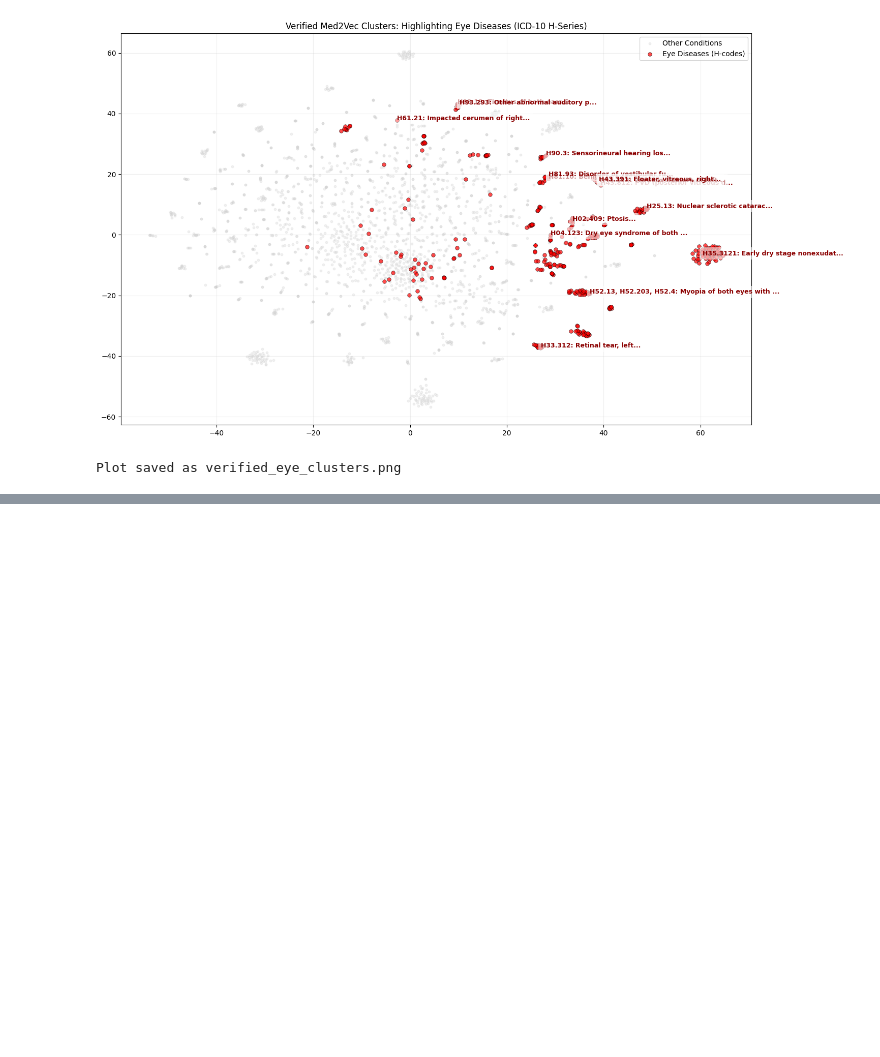
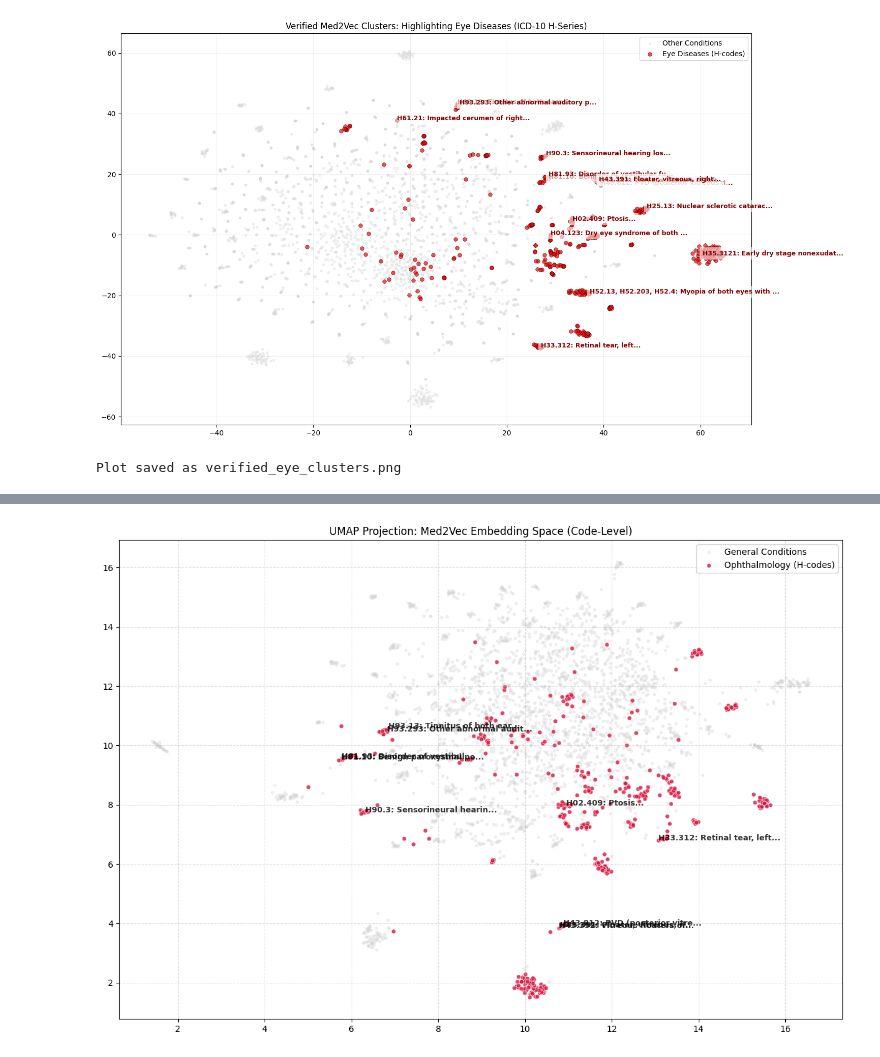
Before and after one commit to Priv824/PCIA_Project_Upitt2, a Jupyter notebook: med2vec/testing_embeddings.ipynb, the cells around one changed output, grey strips where cells are left out. Cells and saved outputs as stored; diff of their text form; code cells hidden in the pictures; blank space fills up the shorter version.

Commit message:
Adding Umap

```diff
--- a/med2vec/testing_embeddings.ipynb
+++ b/med2vec/testing_embeddings.ipynb
@@ -182,3 +182,94 @@ Loading medical descriptions from CSV...
 Running t-SNE on 2500 codes...
 [figure]
 Plot saved as verified_eye_clusters.png
+# %%
+import os
+import torch
+import torch.nn as nn
+import numpy as np
+import pickle
+import pandas as pd
+import matplotlib.pyplot as plt
+import umap
+
+# --- 1. DEFINE PATHS BASED ON YOUR TREE ---
+# Assuming you are running this from ~/PCIA/med2vec/
+base_path = "."
+data_path = "../Dataset/sorted_ICD_Data.csv"
+model_path = "model/med2vec_final.pt"
+dict_path = "required_inputs/code_map.pkl"
+output_folder = "Visualisations"
+
+# Ensure the folder exists
+os.makedirs(output_folder, exist_ok=True)
+
+# --- 2. ARCHITECTURE ---
+class Med2VecPyTorch(nn.Module):
+    def __init__(self, num_codes, emb_size, hidden_size, num_labels):
+        super(Med2VecPyTorch, self).__init__()
+        self.W_emb = nn.Linear(num_codes, emb_size)
+        self.W_hidden = nn.Linear(emb_size, hidden_size)
+        self.W_out = nn.Linear(hidden_size, num_labels)
+        self.activation = nn.ReLU()
+    def forward(self, x):
+        return self.activation(self.W_hidden(self.activation(self.W_emb(x))))
+
+# --- 3. LOADING ---
+NUM_X_CODES, EMB_SIZE, HIDDEN_SIZE, NUM_Y_CODES = 19882, 100, 100, 1518
+device = torch.device("cuda" if torch.cuda.is_available() else "cpu")
+
+model = Med2VecPyTorch(NUM_X_CODES, EMB_SIZE, HIDDEN_SIZE, NUM_Y_CODES).to(device)
+model.load_state_dict(torch.load(model_path, map_location=device))
+model.eval()
+
+with open(dict_path, 'rb') as f:
+    code_to_id = pickle.load(f, encoding='latin1')
+id_to_code = {v: k for k, v in code_to_id.items()}
+embeddings = model.W_emb.weight.data.t().cpu().numpy()
+
+# Load descriptions for annotation
+df_desc = pd.read_csv(data_path)
+desc_map = dict(zip(df_desc['CURRENT_ICD10_LIST'].astype(str), df_desc['DX_NAME']))
+
+# --- 4. RUN UMAP ---
+print("Computing UMAP projection...")
+# Use 'cosine' metric to match the Med2Vec objective
+reducer = umap.UMAP(n_neighbors=30, min_dist=0.3, metric='cosine', random_state=42)
+embedding_2d = reducer.fit_transform(embeddings[:3000]) # Visualizing first 3000 codes
+
+# --- 5. PLOTTING ---
+plt.figure(figsize=(15, 10))
+
+# Identify Eye Codes
+eye_mask = [id_to_code[i].startswith('H') for i in range(3000)]
+other_mask = [not x for x in eye_mask]
+
+# Plot background
+plt.scatter(embedding_2d[other_mask, 0], embedding_2d[other_mask, 1],
+            c='lightgrey', s=8, alpha=0.3, label='General Conditions')
+
+# Plot Eye clusters
+plt.scatter(embedding_2d[eye_mask, 0], embedding_2d[eye_mask, 1],
+            c='crimson', s=25, alpha=0.8, edgecolors='white', linewidth=0.5, label='Ophthalmology (H-codes)')
+
+# Annotated Verification
+labeled = 0
+for i in range(3000):
+    code = id_to_code[i]
+    if code.startswith('H') and labeled < 10:
+        plt.annotate(f"{code}: {desc_map.get(code, '')[:20]}...",
+                     (embedding_2d[i, 0], embedding_2d[i, 1]),
+                     fontsize=9, fontweight='bold', alpha=0.8)
+        labeled += 1
+
+plt.title("UMAP Projection: Med2Vec Embedding Space (Code-Level)")
+plt.legend(loc='best')
+plt.grid(True, linestyle='--', alpha=0.4)
+
+# --- 6. SAVE ---
+save_name = os.path.join(output_folder, "med2vec_umap_clusters.png")
+plt.savefig(save_name, dpi=300, bbox_inches='tight')
+plt.show()
+
+print(f"UMAP visualization saved to {save_name}")
+# %% [output]
@@ -184,0 +277 @@ Plot saved as verified_eye_clusters.png
+[figure, added]
```
Also changed, not shown: parts of 1 cell of this notebook, 3 other files.
